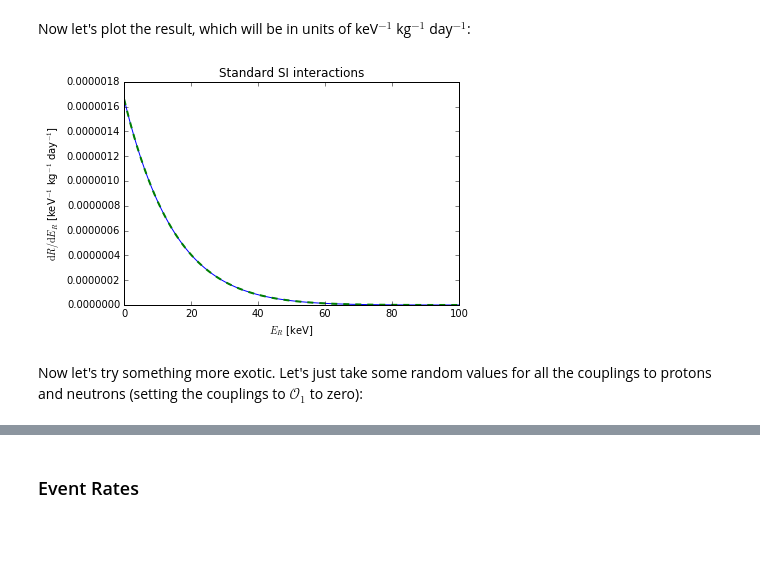
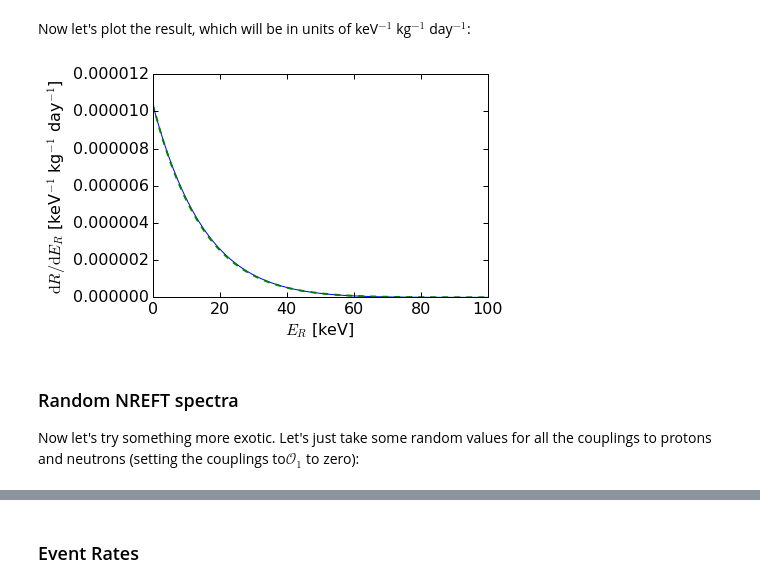
Before and after one commit to bradkav/WIMpy_NREFT, a Jupyter notebook: NREFT_example.ipynb, the cells around one changed output, grey strips where cells are left out. Drawn from its saved outputs; the diff is of its cells as text; code cells hidden in the pictures; blank space fills up the shorter version.

```diff
--- a/NREFT_example.ipynb
+++ b/NREFT_example.ipynb
@@ -25,3 +5,26 @@ Z_Xe = 54 #Atomic number
+# %%
+import DMUtils as DMU
+
+#We'll also import some useful libraries
+import numpy as np
+import matplotlib.pyplot as pl
+
+import matplotlib as mpl
+
+font = {'family' : 'sans-serif',
+        'size'   : 16}
+
+mpl.rcParams['xtick.major.size'] = 5
+mpl.rcParams['xtick.major.width'] = 1
+mpl.rcParams['xtick.minor.size'] = 3
+mpl.rcParams['xtick.minor.width'] = 1
+mpl.rcParams['ytick.major.size'] = 5
+mpl.rcParams['ytick.major.width'] = 1
+mpl.rcParams['ytick.minor.size'] = 3
+mpl.rcParams['ytick.minor.width'] = 1
+mpl.rc('font', **font)
+
+from tqdm import tqdm
 # %% [markdown]
 ### Differential recoil rate
 # %% [markdown]
@@ -61,17 +58,33 @@ for i, E in enumerate(E_list):
+# %%
+m_x = 100 #DM mass in GeV
+
+A_Xe = 131.
+N_p_Xe = 54.
+N_n_Xe = 131 - N_p_Xe
+
+sig = DMU.coupling_to_xsec(cp[0], m_x)
+
+E_list = np.logspace(-3, 2,1000)
+
+R_SI = DMU.dRdE_standard(E_list, N_p_Xe, N_n_Xe, m_x, sig)
+R_SI_NREFT = DMU.dRdE_NREFT(E_list, A_Xe, m_x, cp, cn, "Xe131")
 # %% [markdown]
 Now let's plot the result, which will be in units of keV$^{-1}$ kg$^{-1}$ day$^{-1}$:
 # %%
-pl.figure()
-pl.plot(E_list, R_list_SI)
-pl.plot(E_list, R_list_SI_check, '--', lw=2.0)
+pl.figure(figsize=(6,4))
+
+pl.plot(E_list, R_SI, label="Standard SI")
+pl.plot(E_list, R_SI_NREFT, '--', lw=2.0, label=r'$\mathcal{O}_1$')
 pl.xlabel(r'$E_R$ [keV]')
 pl.ylabel(r'$\mathrm{d}R/\mathrm{d}E_R$ [keV$^{-1}$ kg$^{-1}$ day$^{-1}$]')
-pl.title('Standard SI interactions')
+
 pl.show()
 # %% [output]
-[figure, old version]
+[figure, new version]
 # %% [markdown]
-Now let's try something more exotic. Let's just take some random values for all the couplings to protons and neutrons (setting the couplings to $\mathcal{O}_1$ to zero):
+### Random NREFT spectra
+
+Now let's try something more exotic. Let's just take some random values for all the couplings to protons and neutrons (setting the couplings to$\mathcal{O}_1$ to zero):
 # %%
 cp_random = np.random.randn(11)
 cn_random = np.random.randn(11)
```
Also changed, not shown: parts of 15 cells of this notebook, 3 other files.
